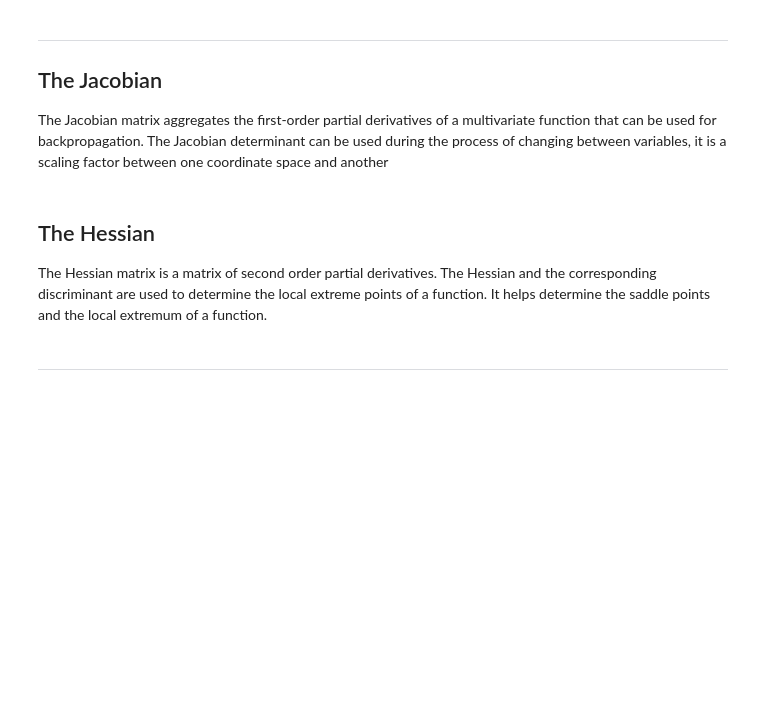
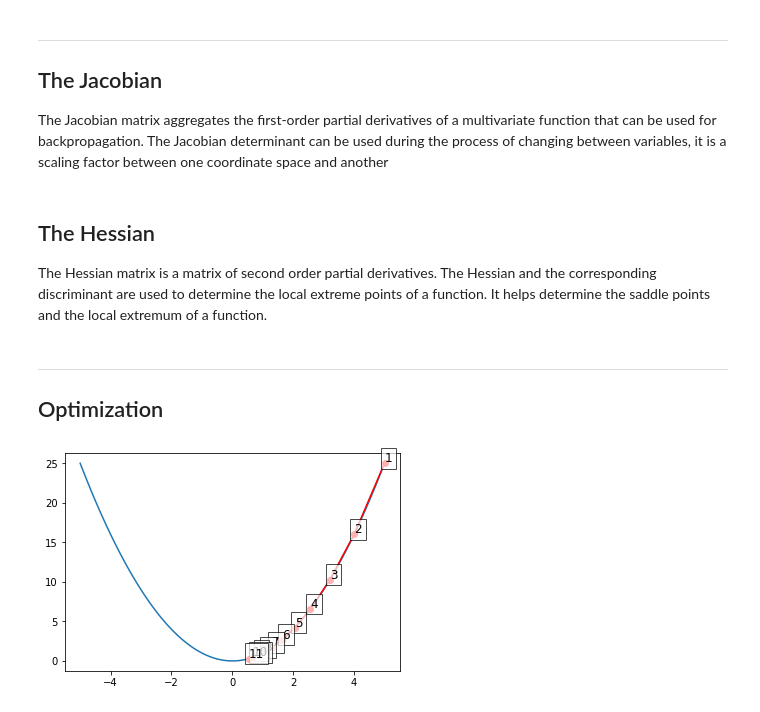
Before and after one commit to AgataPolejowska/AI-CF, a Jupyter notebook: AI_CF.ipynb, the cells around one changed output. Drawn from its saved outputs; the diff is of its cells as text; code cells hidden in the pictures; blank space fills up the shorter version.

Commit message:
Optimize using gradient function

```diff
--- a/AI_CF.ipynb
+++ b/AI_CF.ipynb
@@ -681,3 +681,33 @@ The Hessian matrix is a matrix of second order partial derivatives.
 The Hessian and the corresponding discriminant are used to determine the local extreme points of a function. It helps determine the saddle points and the local extremum of a function.
 # %% [markdown]
 ***
+## Optimization
+# %%
+def f(x):
+    return x**2
+
+def gradient(x):
+    return 2*x
+
+def gradient_method(x, gradient, gamma, max_iter=10):
+    xs = np.zeros(1 + max_iter)
+    xs[0] = x
+
+    for i in range(max_iter):
+        x = x - gamma * gradient(x)
+        xs[i+1] = x
+
+    return xs
+# %%
+x0 = 5
+gamma = 0.1
+xs = gradient_method(x0, gradient, gamma)
+xp = np.linspace(-5, 5, 100)
+# %%
+plt.plot(xp, f(xp))
+plt.plot(xs, f(xs), 'o-', c='red')
+
+for i, (x, y) in enumerate(zip(xs, f(xs)), 1):
+    plt.text(x, y+0.2, i, bbox=dict(facecolor='white', alpha=0.7), fontsize=12)
+# %% [output]
+[figure, added]
```
Also changed, not shown: parts of 2 cells of this notebook.
